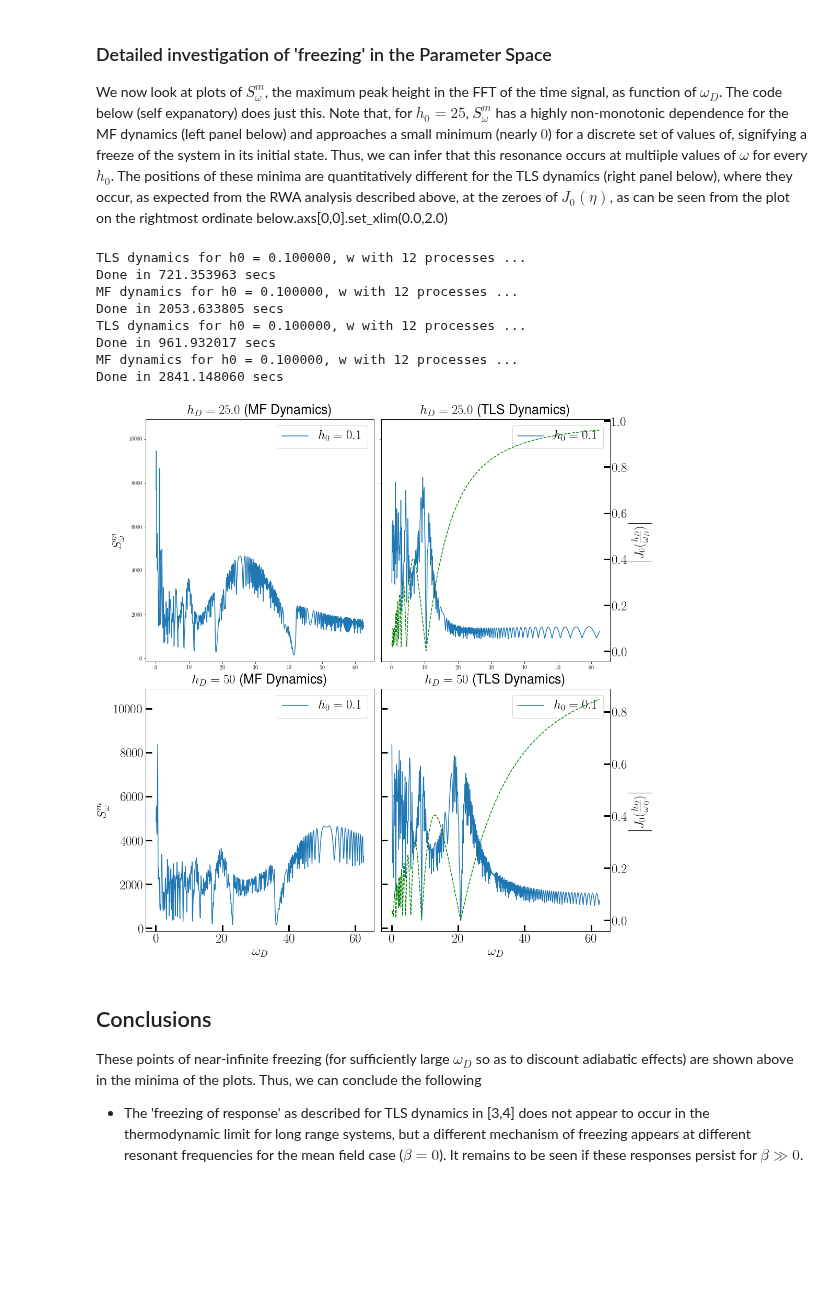
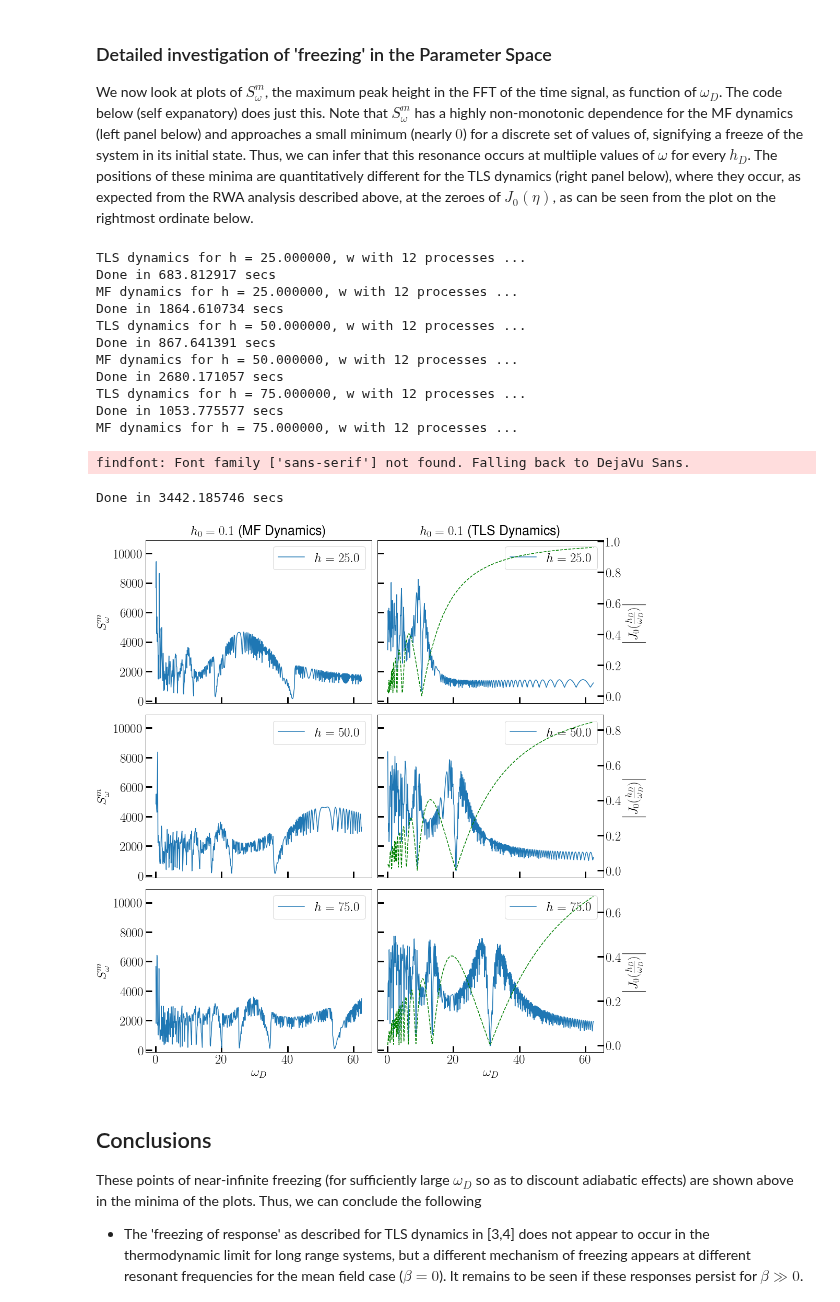
Before and after one commit to deyh2020/periodic_lipkin, a Jupyter notebook: lipkin.ipynb, the cells around one changed output. Saved outputs shown, nothing was run; the diff lists cells and outputs as text; code cells hidden in the pictures; blank space fills up the shorter version.

```diff
--- a/lipkin.ipynb
+++ b/lipkin.ipynb
@@ -121,7 +137,8 @@ for i, w in enumerate(omegas):
     axs[i, 1].plot(2.0 * np.pi * freqs_mf.real/w, np.abs(spectrum_mf),'b', label = "MF Soln", alpha=0.6)
     peaks, _ = find_peaks(np.abs(spectrum_mf), height=pheightmin)
     axs[i, 1].plot(2.0 * np.pi * freqs_mf[peaks].real/w, np.abs(spectrum_mf[peaks]), "x", label = "MF Peaks", alpha=0.6)
-    axs[i, 1].set_ylim(-0.01, 1500)
+    axs[i, 1].set_yscale('log')
+    axs[i, 1].set_ylim(0.001, 5000)
     axs[i, 1].set_xlim(-0.01, 1.48)
 
 
@@ -138,7 +155,7 @@ fig.tight_layout()
 # %% [markdown]
 ### Detailed investigation of 'freezing' in the Parameter Space
 
-We now look at plots of $S^m_\omega$, the  maximum peak height in the FFT of the time signal, as function of $\omega_D$. The code below (self expanatory) does just this. Note that, for $h_0 = 25 $, $S^m_\omega$ has a highly non-monotonic dependence for the MF dynamics (left panel below) and approaches a small minimum (nearly $0$) for a discrete set of values of, signifying a freeze of the system in its initial state. Thus, we can infer that this resonance occurs at multiiple values of $\omega$ for every $h_0$. The positions of these minima are quantitatively different for the TLS dynamics (right panel below), where they occur, as expected from the RWA analysis described above, at the zeroes of $J_0(\eta)$, as can be seen from the plot on the rightmost ordinate below.axs[0,0].set_xlim(0.0,2.0)
+We now look at plots of $S^m_\omega$, the  maximum peak height in the FFT of the time signal, as function of $\omega_D$. The code below (self expanatory) does just this. Note that $S^m_\omega$ has a highly non-monotonic dependence for the MF dynamics (left panel below) and approaches a small minimum (nearly $0$) for a discrete set of values of, signifying a freeze of the system in its initial state. Thus, we can infer that this resonance occurs at multiiple values of $\omega$ for every $h_D$. The positions of these minima are quantitatively different for the TLS dynamics (right panel below), where they occur, as expected from the RWA analysis described above, at the zeroes of $J_0(\eta)$, as can be seen from the plot on the rightmost ordinate below.
 # %%
 import numpy as np
 from numpy.linalg import norm, eig
@@ -173,7 +190,7 @@ if __name__ == '__main__':
     nprocs = 12
     evals, evecs = eig((1j) * tls_jac(None, 0.0, 0.0, 0.0, 0.0))
     psi0 = evecs[:,np.argmin(evals)].copy()
-    amps = [25.0, 50]
+    amps = [25.0, 50.0, 75.0]
     h0 = 0.1
     omegas = np.linspace(0.1, 2.5 * h,  50 * nprocs)
 
@@ -183,60 +200,68 @@ if __name__ == '__main__':
     fs = 25
     threshold = 130.0
 
-    fig, axs = plt.subplots(2, 2, sharey=True, figsize=(15,15))
+    fig, axs = plt.subplots(3, 2, sharey=True, figsize=(15,15))
 
 
     for i, h in enumerate(amps):
         ## Internal Execution
-        print("TLS dynamics for h0 = %f, w with %d processes ..." % (dc, nprocs))
+        print("TLS dynamics for h = %f, w with %d processes ..." % (h, nprocs))
         start = time.time()
         dq_tls = p.starmap(maxfft_mag_tls,[(t, psi0, h0, h, w) for w in omegas])
         elapsed =  (time.time() - start)
         print("Done in %lf secs" % elapsed)
-        print("MF dynamics for h0 = %f, w with %d processes ..." % (dc, nprocs))
+        print("MF dynamics for h = %f, w with %d processes ..." % (h, nprocs))
         start = time.time()
         dq_mf = p.starmap(maxfft_mag_mf,[(t, psi0, h0, h, w) for w in omegas])
         elapsed = (time.time() - start)
         print("Done in %lf secs" % elapsed)
 
         ## Load from external execution
         #fname = "mf_tls_driven_hd_25.0_h0_0.1_pheight.csv"
         #data = np.loadtxt(fname, delimiter=",")
         #omegas = data[:,0]
         #dq_mf = data[:,1]
         #dq_tls = data[:,2]
-        axs[i, 0].set_title(r"$h_D = {}$ (MF Dynamics)".format(h), fontsize=fs)
-        axs[i, 1].set_title(r"$h_D = {}$ (TLS Dynamics)".format(h), fontsize=fs)
         axs[i, 0].set_ylabel(r'$S^m_\omega$',fontsize=fs, rotation="vertical")
 
 
-        axs[i, 0].plot(omegas, dq_mf, label = r'$h_0 = {}$ '.format(dc))
+        axs[i, 0].plot(omegas, dq_mf, label = r'$h = {}$ '.format(h))
         legend0 = axs[i, 0].legend(prop={'size': fs})
-        axs[i,1].plot(omegas, dq_tls, label = r'$h_0 = {}$ '.format(dc))
+        axs[i,1].plot(omegas, dq_tls, label = r'$h = {}$ '.format(h))
         legend1 = axs[i, 1].legend(prop={'size': fs})
         ax_besj = axs[i, 1].twinx()
         ax_besj.set_ylabel(r"$\left | J_0(\frac{h_D}{\omega_D})\right |$",fontsize=fs)
         ax_besj.plot(omegas, np.abs(j0(h/omegas)), "g--")
         ax_besj.tick_params(direction='in', length=12, width=3, labelsize=fs)
 
 
-    for ax in axs[1]:
-        ax.set_xlabel(r'$\omega_D$',fontsize=fs)
-        ax.tick_params(direction='in', length=12, width=3, labelsize=fs)
+    for ax in axs.flat:
+        ax.tick_params(direction='in', length=12, width=3, labelsize=fs, labelbottom=False)
         ax.set_ylim(-150, 10910)
 
+    for ax in axs[-1]:
+        ax.set_xlabel(r'$\omega_D$',fontsize=fs)
+        ax.tick_params(labelbottom=True)
+
+    axs[0, 0].set_title(r"$h_0 = {}$ (MF Dynamics)".format(h0), fontsize=fs)
+    axs[0, 1].set_title(r"$h_0 = {}$ (TLS Dynamics)".format(h0), fontsize=fs)
     fig.tight_layout()
     plt.plot()
 # %% [output]
-TLS dynamics for h0 = 0.100000, w with 12 processes ...
-Done in 721.353963 secs
-MF dynamics for h0 = 0.100000, w with 12 processes ...
-Done in 2053.633805 secs
-TLS dynamics for h0 = 0.100000, w with 12 processes ...
-Done in 961.932017 secs
-MF dynamics for h0 = 0.100000, w with 12 processes ...
-Done in 2841.148060 secs
+TLS dynamics for h = 25.000000, w with 12 processes ...
+Done in 683.812917 secs
+MF dynamics for h = 25.000000, w with 12 processes ...
+Done in 1864.610734 secs
+TLS dynamics for h = 50.000000, w with 12 processes ...
+Done in 867.641391 secs
+MF dynamics for h = 50.000000, w with 12 processes ...
+Done in 2680.171057 secs
+TLS dynamics for h = 75.000000, w with 12 processes ...
+Done in 1053.775577 secs
+MF dynamics for h = 75.000000, w with 12 processes ...
+findfont: Font family ['sans-serif'] not found. Falling back to DejaVu Sans.
+Done in 3442.185746 secs
-[figure, old version]
+[figure, new version]
 # %% [markdown]
 ## Conclusions
 
```
Also changed, not shown: parts of 5 cells of this notebook.
